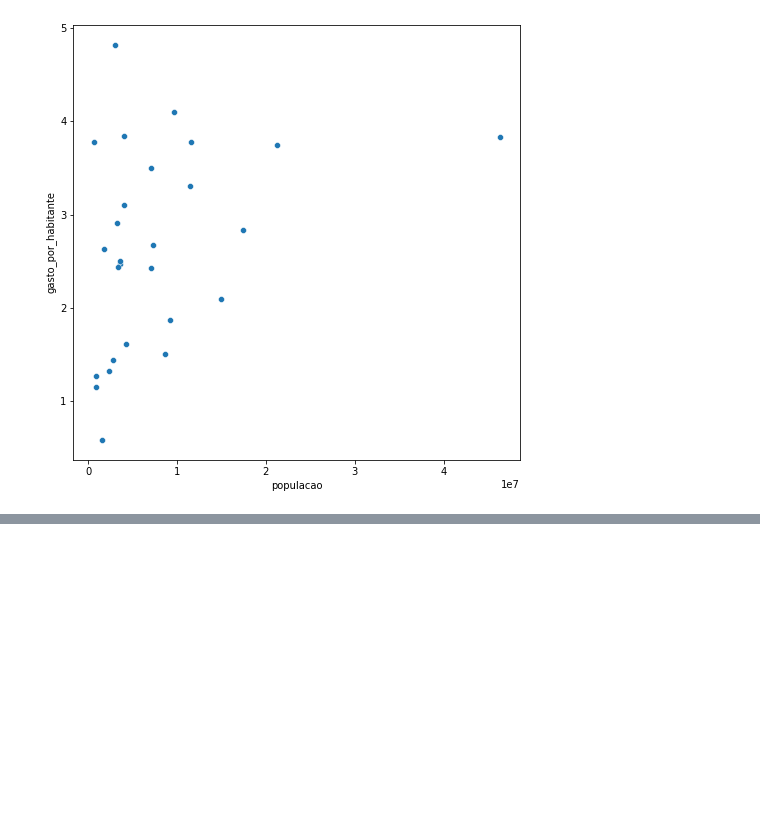
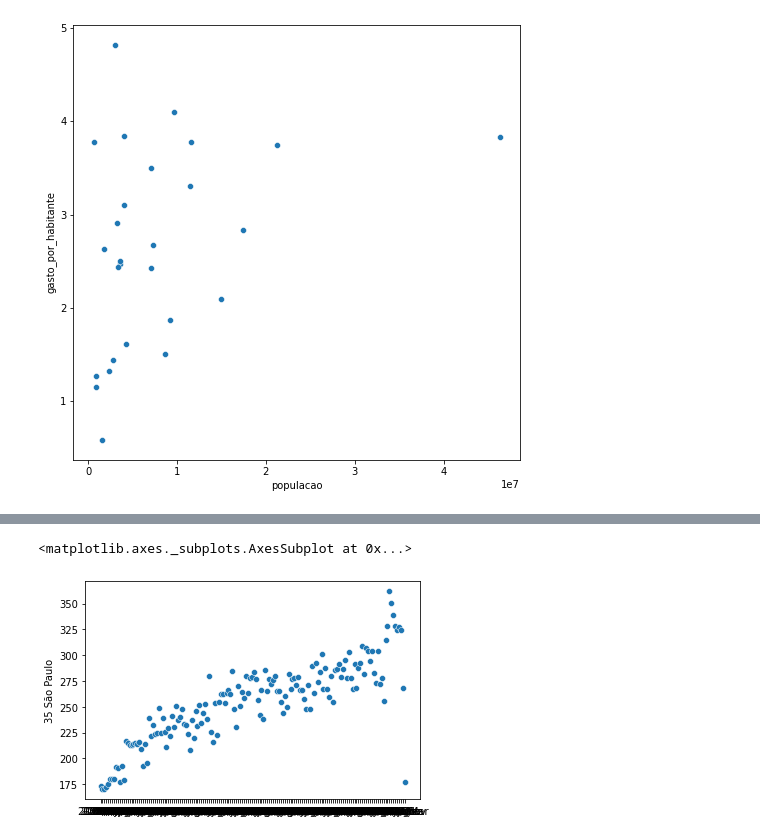
Before and after one commit to laugustovieira/BootCamp---Data-Science, a Jupyter notebook: BootCampDataScience.ipynb, the cells around one changed output, grey strips where cells are left out. Drawn from its saved outputs; the diff is of its cells as text; code cells hidden in the pictures; blank space fills up the shorter version.

```diff
--- a/BootCampDataScience.ipynb
+++ b/BootCampDataScience.ipynb
@@ -853,0 +865,6 @@ sns.scatterplot(data=gastos_e_populacao_recente, x="populacao",y="gasto_por_habi
+# %%
+#apresentar todoas as colunas do mÊs do estado de são paulo. Não bom fazer assim.
+sns.scatterplot(x=ordenado_por_total.columns, y=ordenado_por_total.loc["35 São Paulo"])
+# %% [output]
+<matplotlib.axes._subplots.AxesSubplot at 0x...>
+[figure, added]
```
Also changed, not shown: parts of 4 cells of this notebook.
